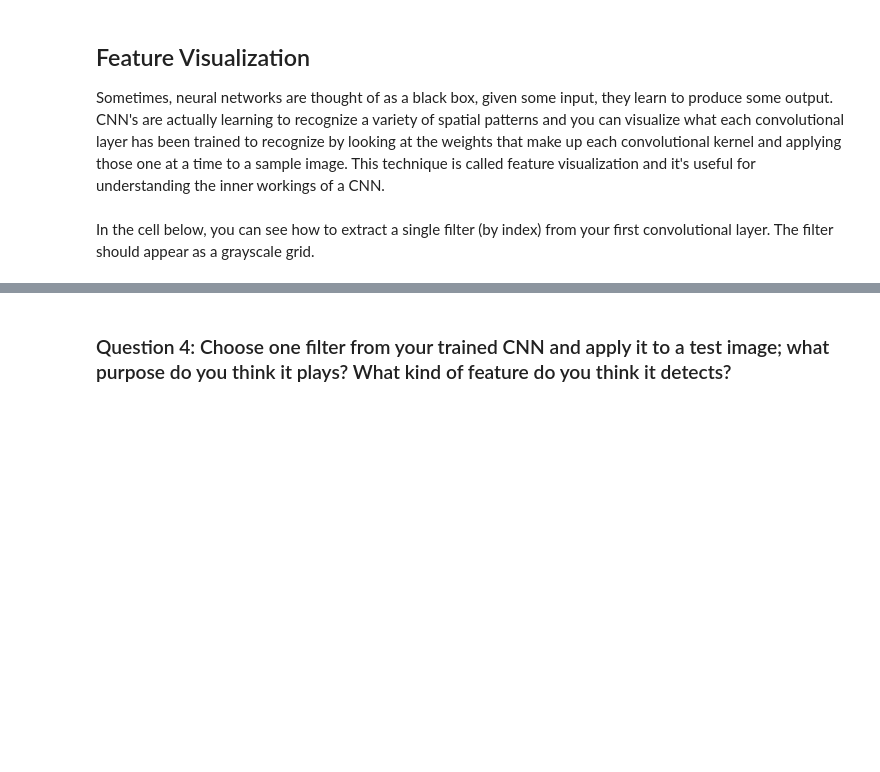
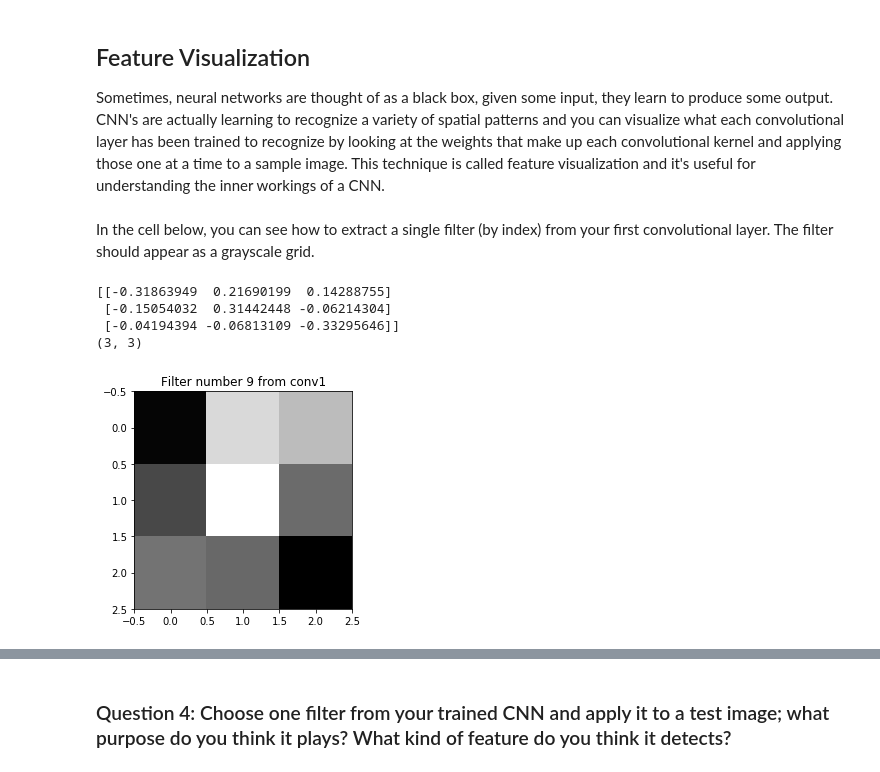
Before and after one commit to bkanaki/P1_Facial_Keypoints, a Jupyter notebook: 2. Define the Network Architecture.ipynb, the cells around one changed output, grey strips where cells are left out. Saved outputs shown, nothing was run; the diff lists cells and outputs as text; code cells hidden in the pictures; blank space fills up the shorter version.

```diff
--- a/2. Define the Network Architecture.ipynb
+++ b/2. Define the Network Architecture.ipynb
@@ -710,20 +741,30 @@ The batch size of 32 is decided as I trained the model on GPU and it is generall
 Sometimes, neural networks are thought of as a black box, given some input, they learn to produce some output. CNN's are actually learning to recognize a variety of spatial patterns and you can visualize what each convolutional layer has been trained to recognize by looking at the weights that make up each convolutional kernel and applying those one at a time to a sample image. This technique is called feature visualization and it's useful for understanding the inner workings of a CNN.
 # %% [markdown]
 In the cell below, you can see how to extract a single filter (by index) from your first convolutional layer. The filter should appear as a grayscale grid.
+# %%
+net.load_state_dict(torch.load("saved_models/Net2/no_drop1/keypoints_model_e15.pt"))
 # %%
 # Get the weights in the first conv layer, "conv1"
 # if necessary, change this to reflect the name of your first conv layer
 weights1 = net.conv1.weight.data
 
 w = weights1.numpy()
 
-filter_index = 2
+filter_index = np.random.randint(16)
 
 print(w[filter_index][0])
 print(w[filter_index][0].shape)
 
 # display the filter weights
 plt.imshow(w[filter_index][0], cmap='gray')
+plt.title("Filter number {} from conv1".format(filter_index))
+plt.show()
+# %% [output]
+[[-0.31863949  0.21690199  0.14288755]
+ [-0.15054032  0.31442448 -0.06214304]
+ [-0.04194394 -0.06813109 -0.33295646]]
+(3, 3)
+[figure, added]
 # %% [markdown]
 ## Feature maps
 
```
Also changed, not shown: parts of 4 cells of this notebook.
